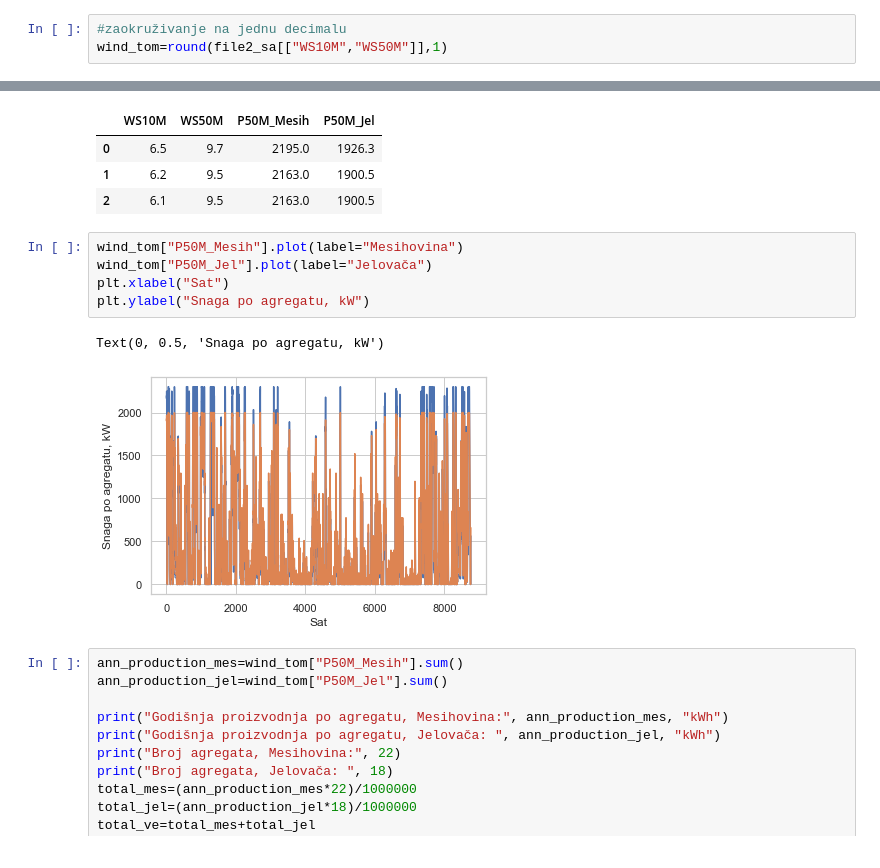
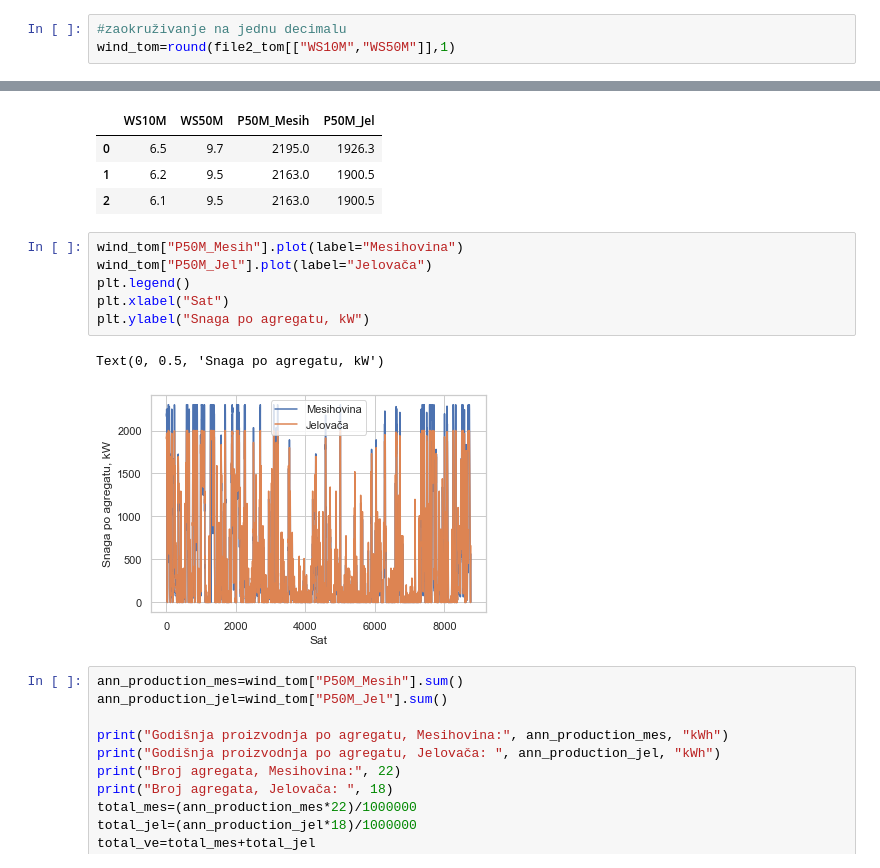
Before and after one commit to ehlimana/Electricity-analysis, a Jupyter notebook: VE.ipynb, the cells around one changed output, grey strips where cells are left out. Cells and saved outputs as stored; diff of their text form.

```diff
--- a/VE.ipynb
+++ b/VE.ipynb
@@ -183,7 +183,7 @@ Text(0.5, 0, 'Brzina vjetra, m/s')
 Sada će se izračunati snaga za vjetroagregate pri brzinama vjetra koje su zabilježene u meterološkim podacima na visini od 50 m/s.
 # %%
 #zaokruživanje na jednu decimalu
-wind_tom=round(file2_sa[["WS10M","WS50M"]],1)
+wind_tom=round(file2_tom[["WS10M","WS50M"]],1)
 # %%
 wind_tom=wind_tom.assign(P50M_Mesih=0)
 wind_tom=wind_tom.assign(P50M_Jel=0)
@@ -211,11 +211,12 @@ wind_tom.head(3)
 # %%
 wind_tom["P50M_Mesih"].plot(label="Mesihovina")
 wind_tom["P50M_Jel"].plot(label="Jelovača")
+plt.legend()
 plt.xlabel("Sat")
 plt.ylabel("Snaga po agregatu, kW")
 # %% [output]
 Text(0, 0.5, 'Snaga po agregatu, kW')
-[figure, old version]
+[figure, new version]
 # %%
 ann_production_mes=wind_tom["P50M_Mesih"].sum()
 ann_production_jel=wind_tom["P50M_Jel"].sum()
```
Also changed, not shown: parts of 1 cell of this notebook.
